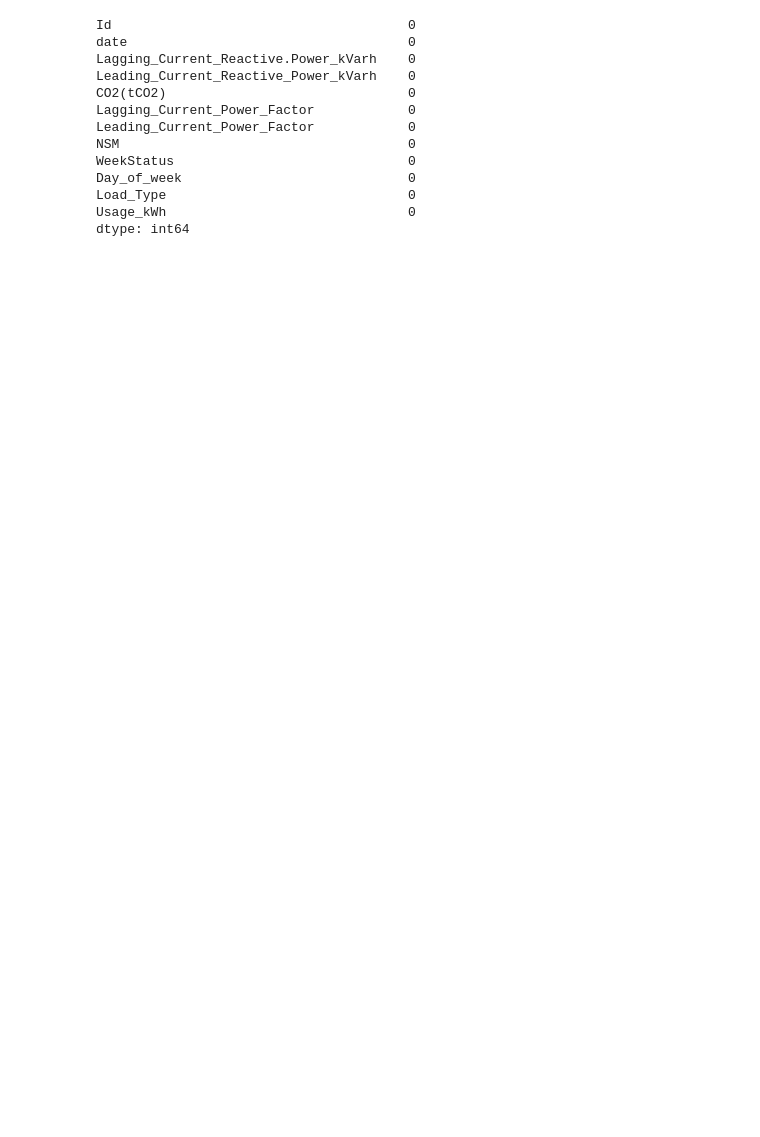
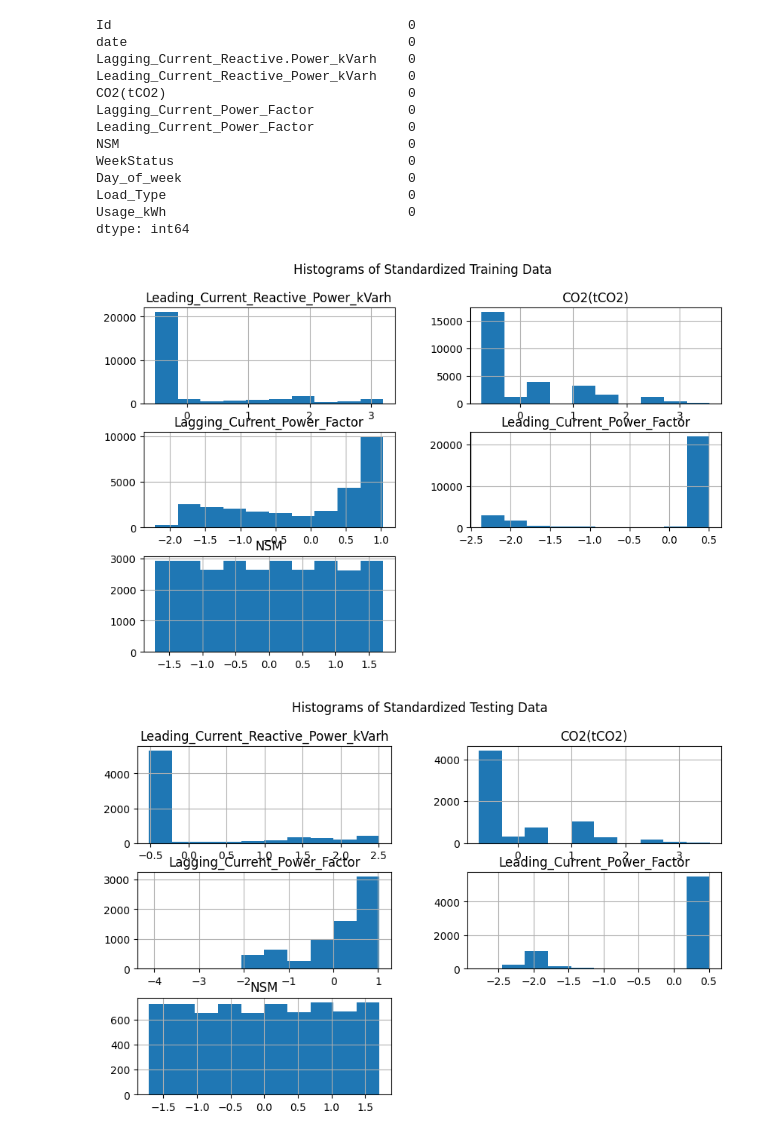
Before and after one commit to moufid-magdy/ML_regression, a Jupyter notebook: regression.ipynb, the cells around one changed output. Saved outputs shown, nothing was run; the diff lists cells and outputs as text; code cells hidden in the pictures; blank space fills up the shorter version.

Commit message:
standardization

```diff
--- a/regression.ipynb
+++ b/regression.ipynb
@@ -10,6 +14,6 @@ from sklearn.preprocessing import MinMaxScaler
 # %%
-train_df = pd.read_csv("D:\\CSC\\6-sixth semester\\ML\\project\\task1\\ML_regression\\databases\\train.csv")
-test_df =  pd.read_csv("D:\\CSC\\6-sixth semester\\ML\\project\\task1\\ML_regression\\databases\\test.csv")
+train_df = pd.read_csv("C:\\Users\\HP\\OneDrive\\Desktop\\ML_regression\\databases\\train.csv")
+test_df =  pd.read_csv("C:\\Users\\HP\\OneDrive\\Desktop\\ML_regression\\databases\\test.csv")
 # %%
 train_df
 # %% [output]
@@ -149,3 +140,33 @@ Day_of_week                             0
 Load_Type                               0
 Usage_kWh                               0
 dtype: int64
+# %%
+from sklearn.preprocessing import StandardScaler
+
+# Assuming train_df and test_df are your training and testing datasets
+
+# Standardization
+scaler = StandardScaler()
+
+# Fit and transform the training data
+train_df_std = scaler.fit_transform(train_df[['Leading_Current_Reactive_Power_kVarh', 'CO2(tCO2)', 'Lagging_Current_Power_Factor' ,'Leading_Current_Power_Factor' , 'NSM'  ]])  # Include multiple variables here
+train_df_std = pd.DataFrame(train_df_std, columns=['Leading_Current_Reactive_Power_kVarh', 'CO2(tCO2)', 'Lagging_Current_Power_Factor', 'Leading_Current_Power_Factor' , 'NSM' ])
+
+# Transform the testing data using the same scaler
+test_df_std = scaler.transform(test_df[['Leading_Current_Reactive_Power_kVarh', 'CO2(tCO2)', 'Lagging_Current_Power_Factor' ,'Leading_Current_Power_Factor' , 'NSM' ]])  # Include the same variables as in the training data
+test_df_std = pd.DataFrame(test_df_std, columns=['Leading_Current_Reactive_Power_kVarh', 'CO2(tCO2)', 'Lagging_Current_Power_Factor' ,'Leading_Current_Power_Factor' , 'NSM' ])
+
+# Now train_df_std and test_df_std contain the standardized versions of the original datasets with multiple variables
+# %%
+# Plot histograms of the standardized training dataset
+train_df_std.hist(figsize=(10, 6))
+plt.suptitle('Histograms of Standardized Training Data')
+plt.show()
+
+# Plot histograms of the standardized testing dataset
+test_df_std.hist(figsize=(10, 6))
+plt.suptitle('Histograms of Standardized Testing Data')
+plt.show()
+# %% [output]
+[figure, added]
+[figure, added]
```
Also changed, not shown: parts of 4 cells of this notebook.
